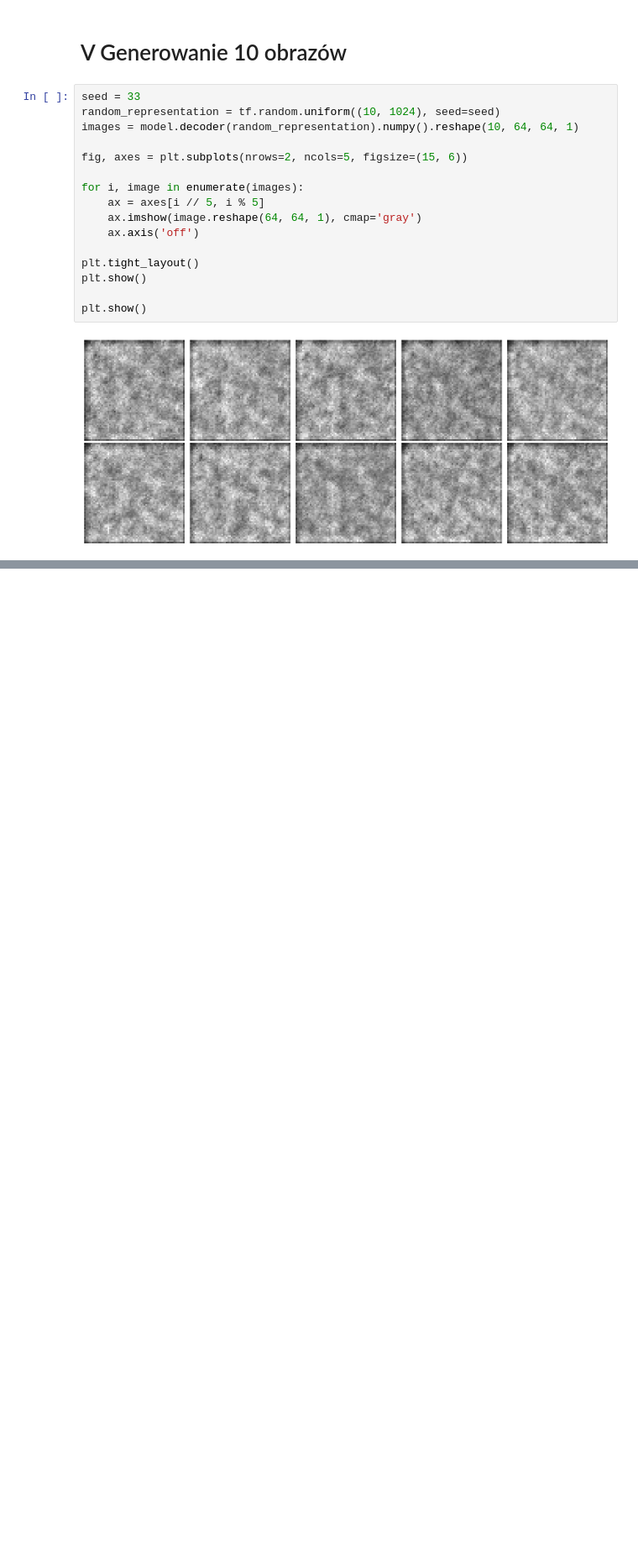
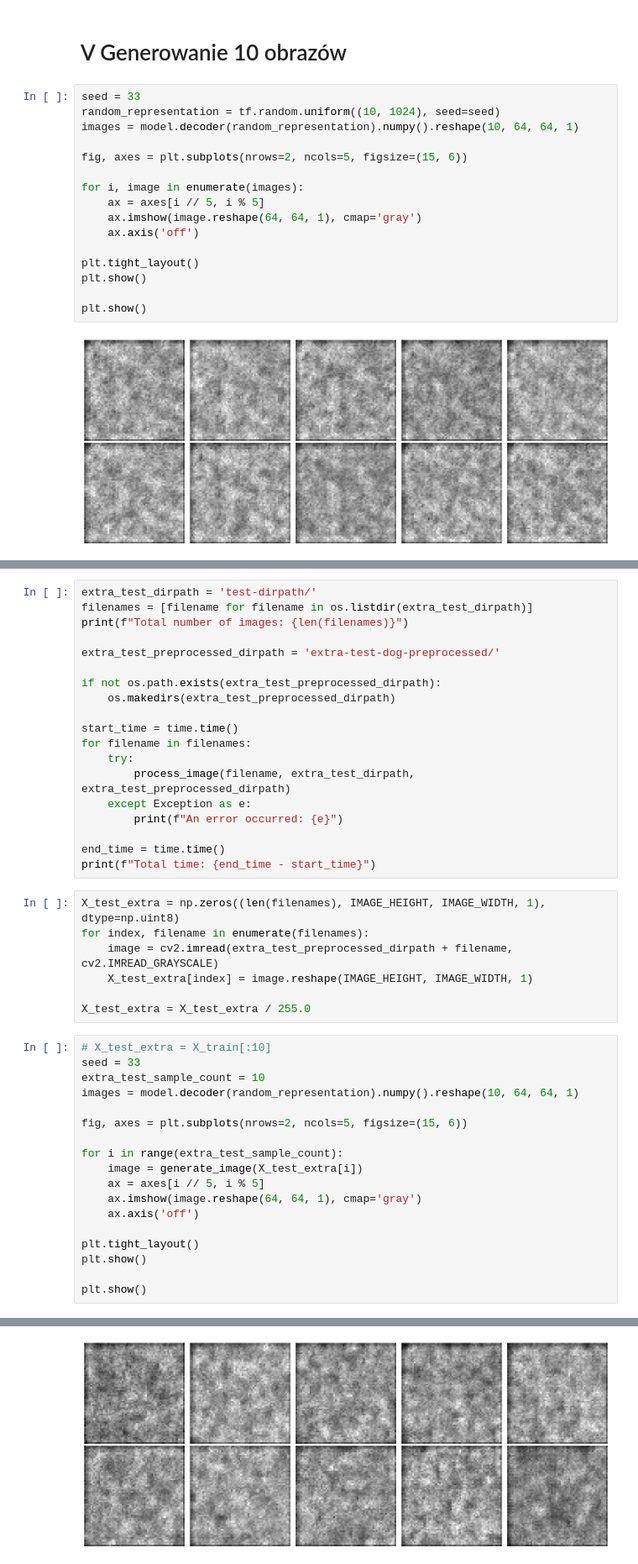
Before and after one commit to grepoz/vae-ug-homework, a Jupyter notebook: vae_clean_0.ipynb, the cells around one changed output, grey strips where cells are left out. Shown at 84% size. Cells and saved outputs as stored; diff of their text form; blank space fills up the shorter version.

Commit message:
add extra testing

```diff
--- a/vae_clean_0.ipynb
+++ b/vae_clean_0.ipynb
@@ -463,0 +466,45 @@ plt.show()
+# %%
+extra_test_dirpath = 'test-dirpath/'
+filenames = [filename for filename in os.listdir(extra_test_dirpath)]
+print(f"Total number of images: {len(filenames)}")
+
+extra_test_preprocessed_dirpath = 'extra-test-dog-preprocessed/'
+
+if not os.path.exists(extra_test_preprocessed_dirpath):
+    os.makedirs(extra_test_preprocessed_dirpath)
+
+start_time = time.time()
+for filename in filenames:
+    try:
+        process_image(filename, extra_test_dirpath, extra_test_preprocessed_dirpath)
+    except Exception as e:
+        print(f"An error occurred: {e}")
+
+end_time = time.time()
+print(f"Total time: {end_time - start_time}")
+# %%
+X_test_extra = np.zeros((len(filenames), IMAGE_HEIGHT, IMAGE_WIDTH, 1), dtype=np.uint8)
+for index, filename in enumerate(filenames):
+    image = cv2.imread(extra_test_preprocessed_dirpath + filename, cv2.IMREAD_GRAYSCALE)
+    X_test_extra[index] = image.reshape(IMAGE_HEIGHT, IMAGE_WIDTH, 1)
+
+X_test_extra = X_test_extra / 255.0
+# %%
+# X_test_extra = X_train[:10]
+seed = 33
+extra_test_sample_count = 10
+images = model.decoder(random_representation).numpy().reshape(10, 64, 64, 1)
+
+fig, axes = plt.subplots(nrows=2, ncols=5, figsize=(15, 6))
+
+for i in range(extra_test_sample_count):
+    image = generate_image(X_test_extra[i])
+    ax = axes[i // 5, i % 5]
+    ax.imshow(image.reshape(64, 64, 1), cmap='gray')
+    ax.axis('off')
+
+plt.tight_layout()
+plt.show()
+
+plt.show()
+# %% [output]
@@ -463,0 +521 @@ plt.show()
+[figure, added]
```
Also changed, not shown: parts of 4 cells of this notebook.
